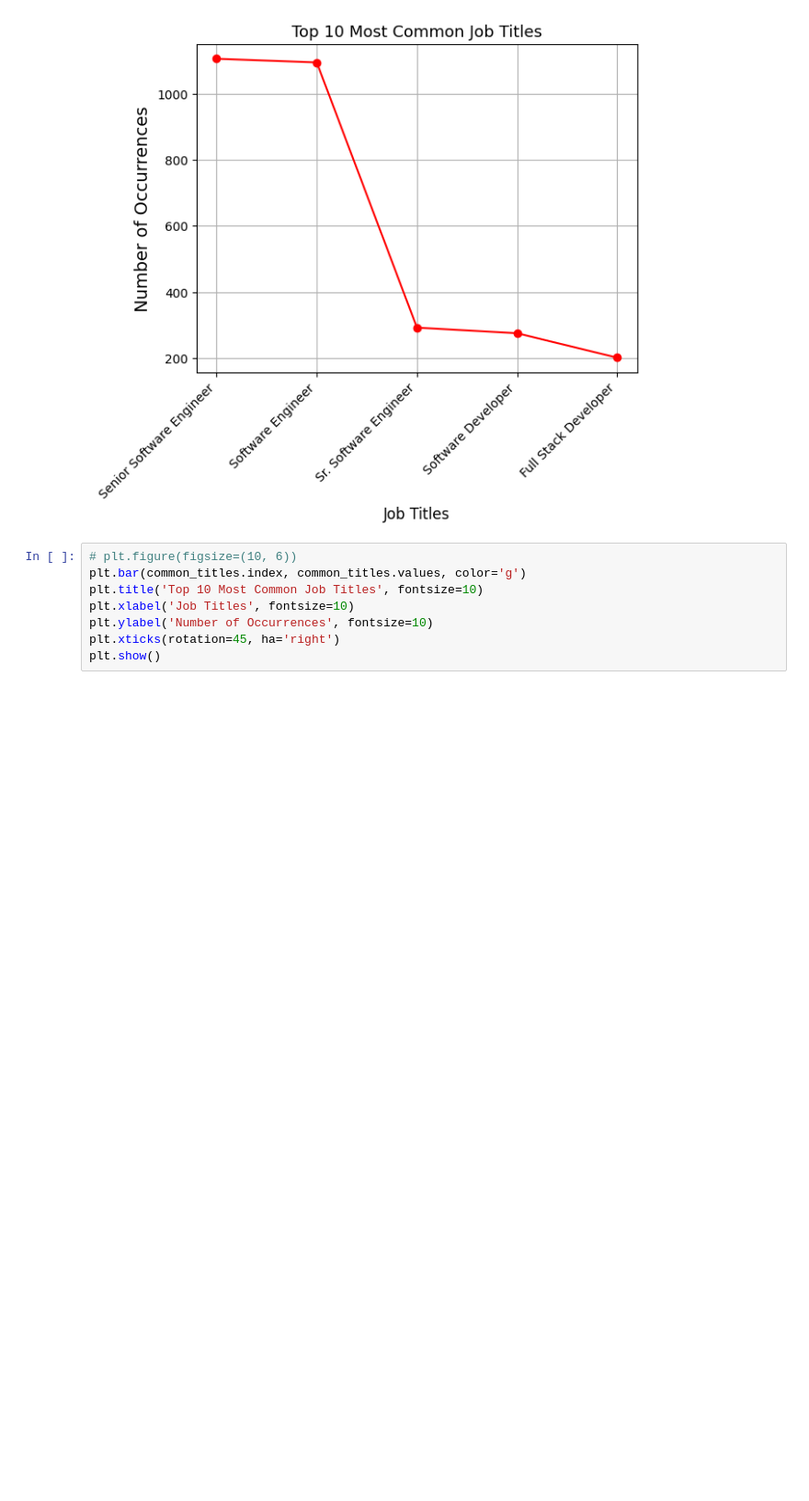
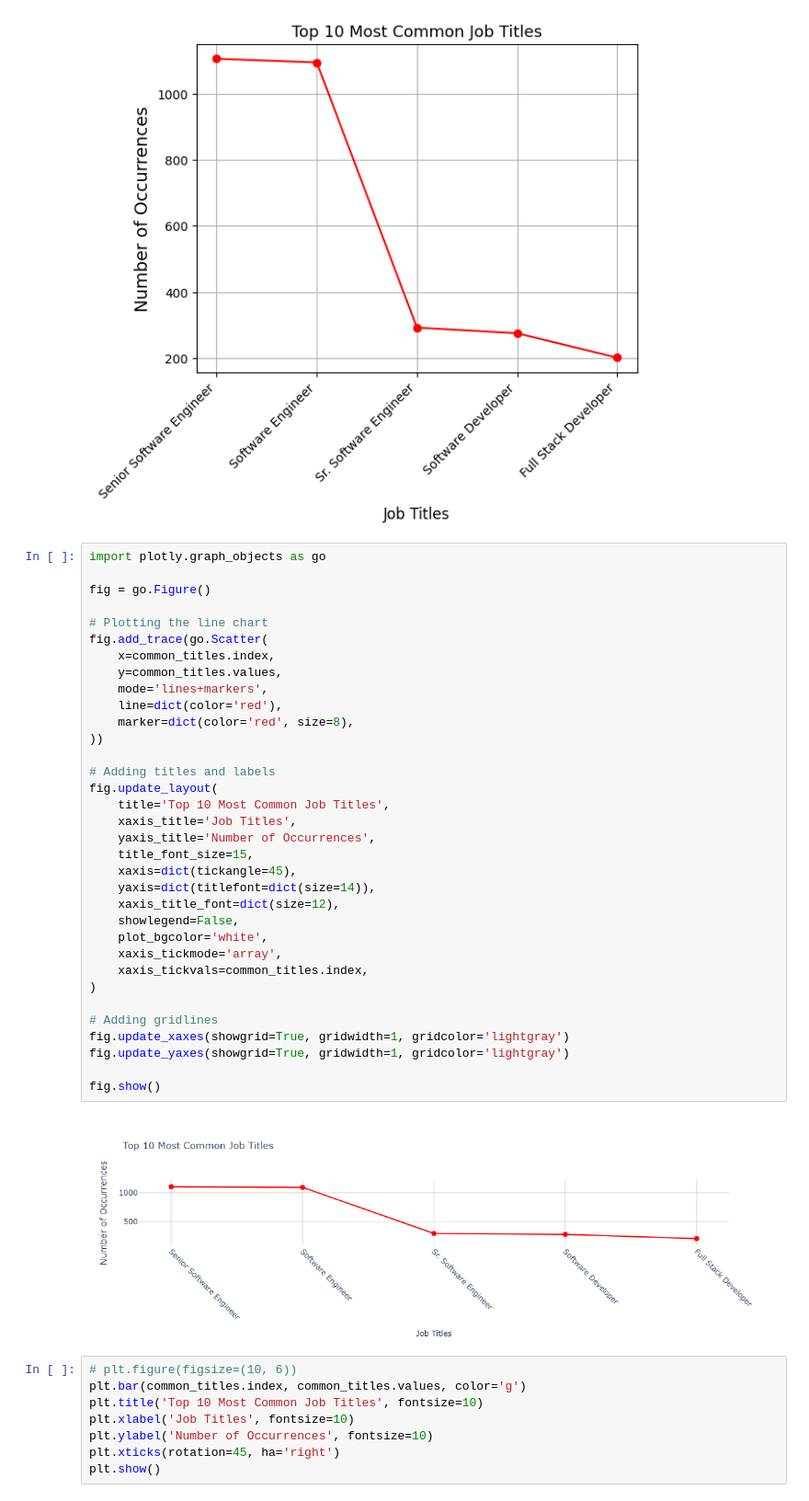
Before and after one commit to LeoIvin/US-SWE-Job-Posting-Analysis, a Jupyter notebook: analysis.ipynb, the cells around one changed output. Shown at 92% size. Cells and saved outputs as stored; diff of their text form; blank space fills up the shorter version.

```diff
--- a/analysis.ipynb
+++ b/analysis.ipynb
@@ -163,6 +181,42 @@ plt.xticks(rotation=45, ha='right')  # Rotate x-axis labels for better readabili
 plt.grid(True)
 # %% [output]
 [figure]
+# %%
+import plotly.graph_objects as go
+
+fig = go.Figure()
+
+# Plotting the line chart
+fig.add_trace(go.Scatter(
+    x=common_titles.index,
+    y=common_titles.values,
+    mode='lines+markers',
+    line=dict(color='red'),
+    marker=dict(color='red', size=8),
+))
+
+# Adding titles and labels
+fig.update_layout(
+    title='Top 10 Most Common Job Titles',
+    xaxis_title='Job Titles',
+    yaxis_title='Number of Occurrences',
+    title_font_size=15,
+    xaxis=dict(tickangle=45),
+    yaxis=dict(titlefont=dict(size=14)),
+    xaxis_title_font=dict(size=12),
+    showlegend=False,
+    plot_bgcolor='white',
+    xaxis_tickmode='array',
+    xaxis_tickvals=common_titles.index,
+)
+
+# Adding gridlines
+fig.update_xaxes(showgrid=True, gridwidth=1, gridcolor='lightgray')
+fig.update_yaxes(showgrid=True, gridwidth=1, gridcolor='lightgray')
+
+fig.show()
+# %% [output]
+[figure, added]
 # %%
 # plt.figure(figsize=(10, 6))
 plt.bar(common_titles.index, common_titles.values, color='g')
```
Also changed, not shown: parts of 11 cells of this notebook, 1 other file.
